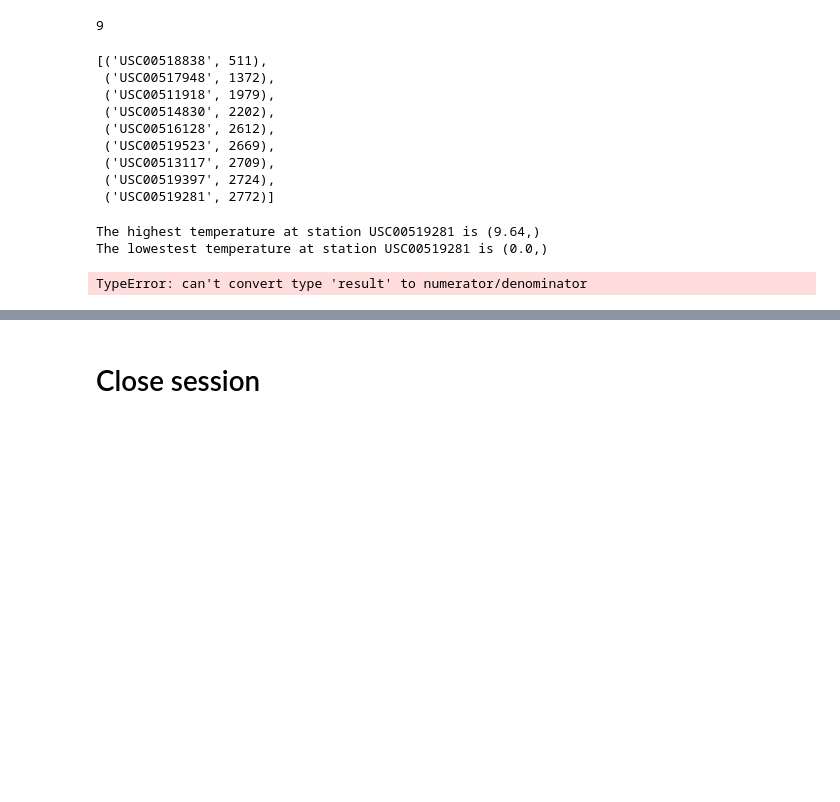
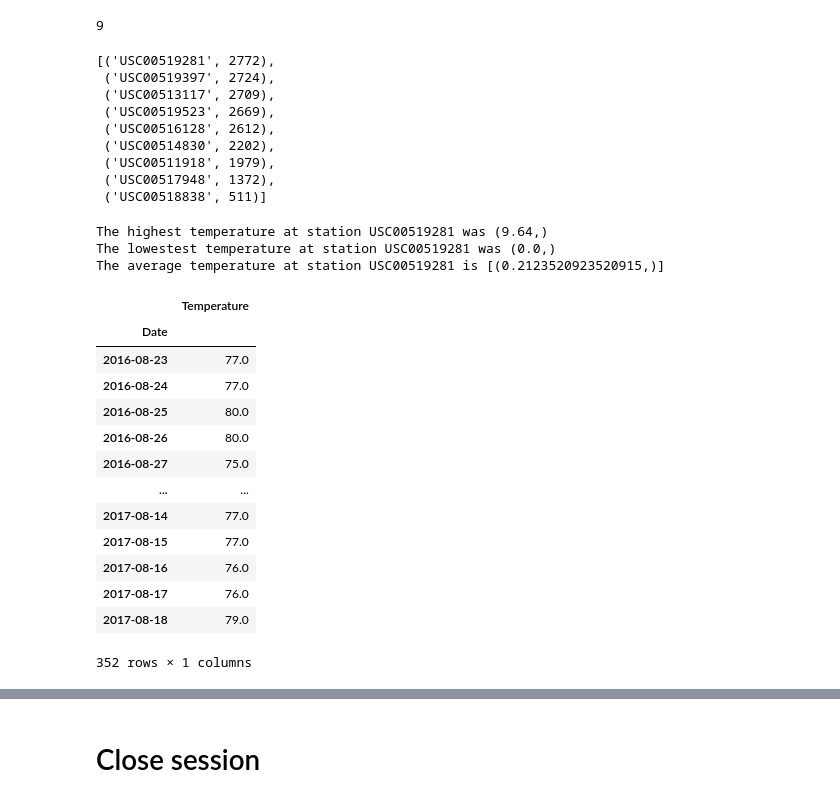
Before and after one commit to KristaJoy/sqlalchemy-challenge, a Jupyter notebook: climate.ipynb, the cells around one changed output, grey strips where cells are left out. Saved outputs shown, nothing was run; the diff lists cells and outputs as text; code cells hidden in the pictures; blank space fills up the shorter version.

```diff
--- a/climate.ipynb
+++ b/climate.ipynb
@@ -110,28 +137,33 @@ station_num
 # Design a query to find the most active stations (i.e. what stations have the most rows?)
 # List the stations and the counts in descending order.
 
-station_totals = session.query(Measurement.station, func.count(Measurement.station).label('Totals')).\
-                group_by(Measurement.station).order_by('Totals').all()
-station_totals
+station_totals = func.count(Measurement.station)
+
+session.query(Measurement.station, station_totals).group_by(Measurement.station).order_by(station_totals.desc()).all()
 # %% [output]
-[('USC00518838', 511),
+[('USC00519281', 2772),
+ ('USC00519397', 2724),
+ ('USC00513117', 2709),
+ ('USC00519523', 2669),
+ ('USC00516128', 2612),
+ ('USC00514830', 2202),
+ ('USC00511918', 1979),
  ('USC00517948', 1372),
- ('USC00511918', 1979),
- ('USC00514830', 2202),
- ('USC00516128', 2612),
- ('USC00519523', 2669),
- ('USC00513117', 2709),
- ('USC00519397', 2724),
- ('USC00519281', 2772)]
+ ('USC00518838', 511)]
 # %%
 # Using the most active station id from the previous query, calculate the lowest, highest, and average temperature.
-from statistics import mean
+station_id = 'USC00519281'
 
-active_station = session.query(Measurement.prcp).filter(Measurement.station == 'USC00519281').all()
-print(f"The highest temperature at station USC00519281 is {max(active_station)}")
-print(f"The lowestest temperature at station USC00519281 is {min(active_station)}")
-print(f"The average temperature at station USC00519281 is {mean(active_station)}")
+# Find data for the most active station
+active_station = session.query(Measurement.prcp).filter(Measurement.station == station_id)
+
+# Find average of data for the most active station
+avg = session.query(func.avg(Measurement.prcp)).filter(Measurement.station == station_id).all()
+
+print(f"The highest temperature at station USC00519281 was {max(active_station)}")
+print(f"The lowestest temperature at station USC00519281 was {min(active_station)}")
+print(f"The average temperature at station USC00519281 is {avg}")
 # %% [output]
-The highest temperature at station USC00519281 is (9.64,)
-The lowestest temperature at station USC00519281 is (0.0,)
+The highest temperature at station USC00519281 was (9.64,)
+The lowestest temperature at station USC00519281 was (0.0,)
+The average temperature at station USC00519281 is [(0.2123520923520915,)]
-TypeError: can't convert type 'result' to numerator/denominator
@@ -140,0 +182,20 @@ TypeError: can't convert type 'result' to numerator/denominator
+# %%
+# Create dataframe
+year_df_temp = pd.DataFrame(year_temp_data, columns = ["Date", "Temperature"])
+year_df_temp = year_df_temp.set_index(['Date'])
+year_df_temp
+# %% [output]
+|  | Temperature |
+| Date |  |
+| 2016-08-23 | 77.0 |
+| 2016-08-24 | 77.0 |
+| 2016-08-25 | 80.0 |
+| 2016-08-26 | 80.0 |
+| 2016-08-27 | 75.0 |
+| ... | ... |
+| 2017-08-14 | 77.0 |
+| 2017-08-15 | 77.0 |
+| 2017-08-16 | 76.0 |
+| 2017-08-17 | 76.0 |
+| 2017-08-18 | 79.0 |
+352 rows × 1 columns
```
Also changed, not shown: parts of 11 cells of this notebook.
